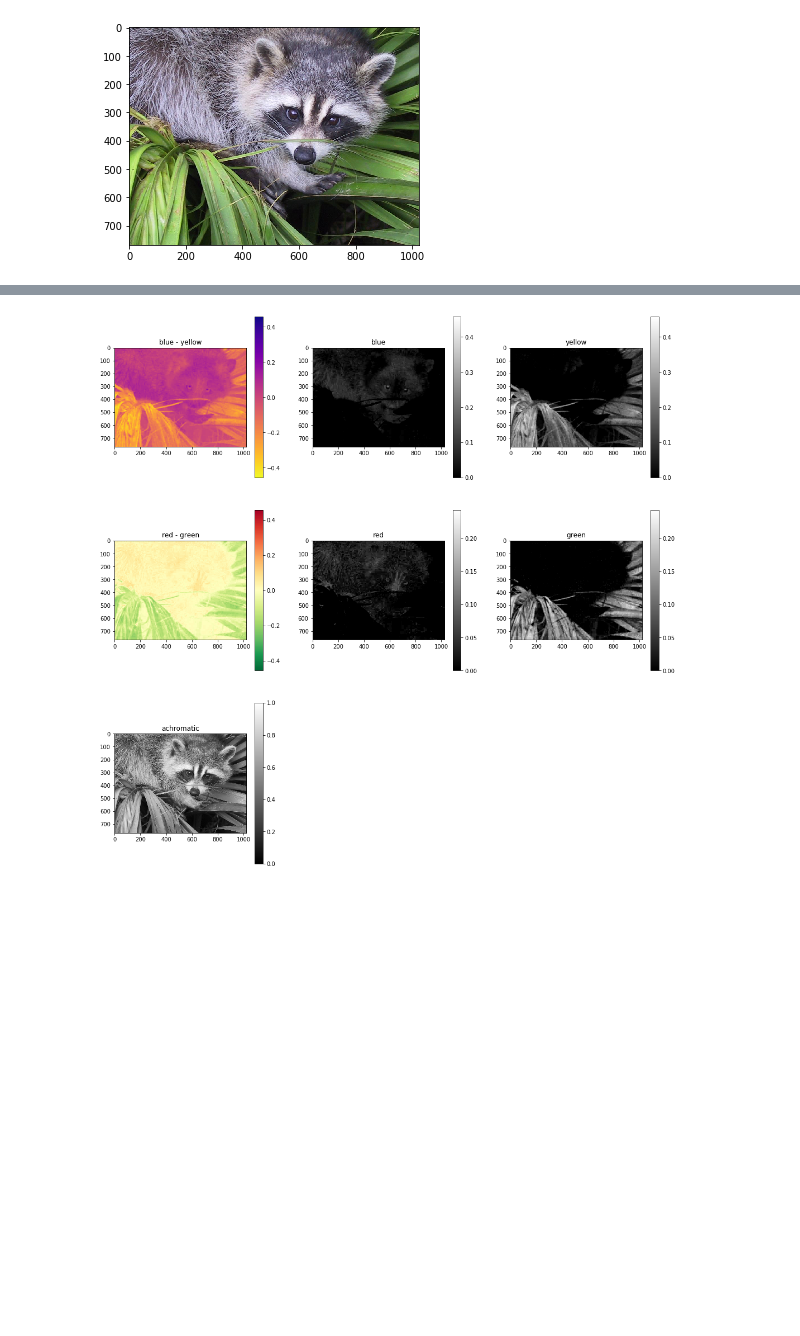
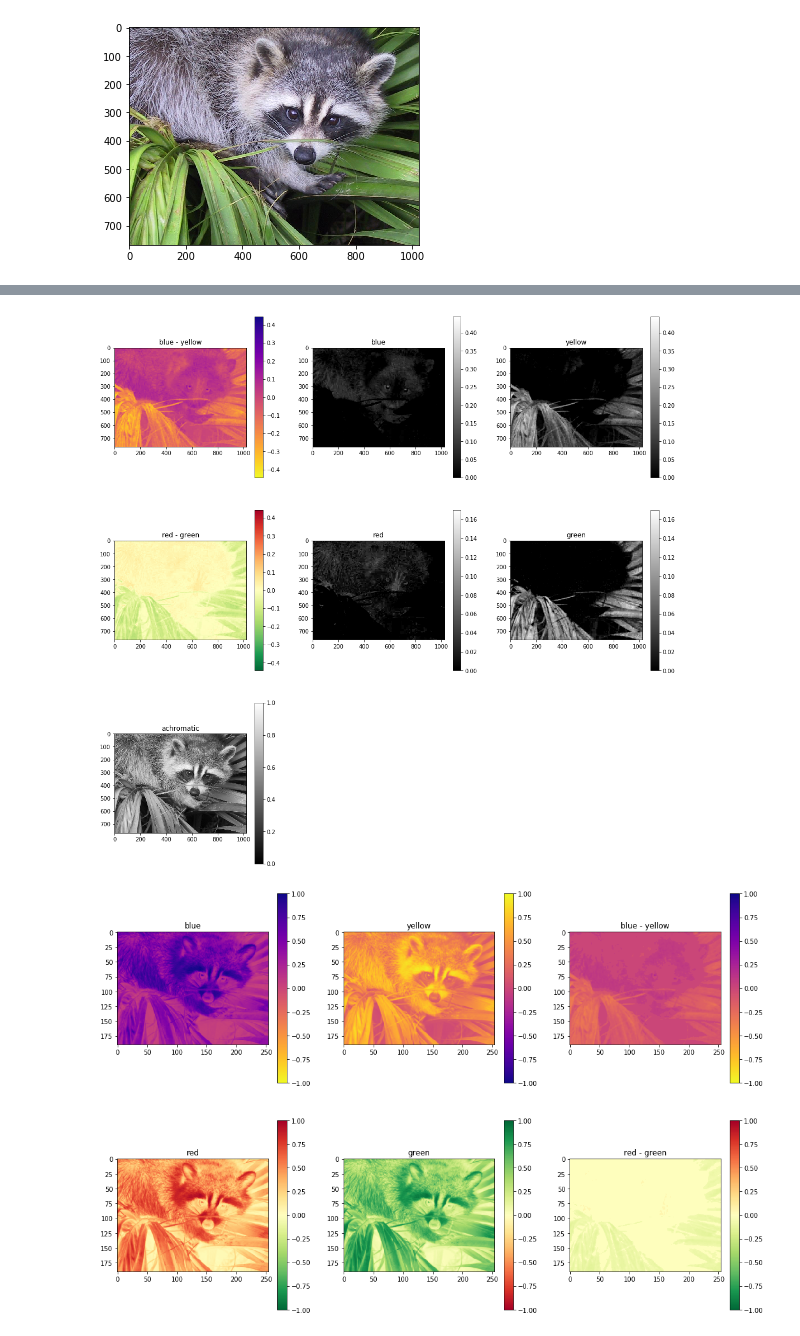
Before and after one commit to chanokin/convert_to_roc, a Jupyter notebook: color_encoding.ipynb, the cells around one changed output, grey strips where cells are left out. Saved outputs shown, nothing was run; the diff lists cells and outputs as text; code cells hidden in the pictures; blank space fills up the shorter version.

```diff
--- a/color_encoding.ipynb
+++ b/color_encoding.ipynb
@@ -67,7 +72,7 @@ plt.show()
 # %%
 fig = plt.figure(figsize=(fw*3, fw*3))
 by = blue - yellow
-rg = red - green
+rg = yellow - green
 
 by_max = np.abs(by).max()
 rg_max = np.abs(rg).max()
@@ -111,4 +116,55 @@ plt.colorbar(im)
 
 plt.show()
 # %% [output]
-[figure, old version]
+[figure, new version]
+# %%
+blue_g = cv2.GaussianBlur(blue, (21, 21), 2)
+red_g = cv2.GaussianBlur(red, (21, 21), 2)
+green_g = cv2.GaussianBlur(green, (21, 21), 2)
+yellow_g = cv2.GaussianBlur(yellow, (21, 21), 2)
+
+blue_gs = blue_g[10::4, 10::4]
+red_gs = red_g[10::4, 10::4]
+green_gs = green_g[10::4, 10::4]
+yellow_gs = yellow_g[10::4, 10::4]
+# %%
+bmy = blue_gs - yellow_gs
+rmg = yellow_gs - green_gs
+
+
+plt.figure(figsize=(3*fw, 2*fw))
+ax = plt.subplot(2, 3, 1)
+ax.set_title('blue')
+im = plt.imshow(blue_gs, cmap='plasma_r', vmin=-1, vmax=1)
+plt.colorbar(im)
+
+ax = plt.subplot(2, 3, 2)
+ax.set_title('yellow')
+im = plt.imshow(yellow_gs, cmap='plasma', vmin=-1, vmax=1)
+plt.colorbar(im)
+
+ax = plt.subplot(2, 3, 3)
+ax.set_title('blue - yellow')
+im = plt.imshow(bmy * (np.abs(bmy) > 0.05), cmap='plasma_r', vmin=-1, vmax=1)
+plt.colorbar(im)
+
+
+ax = plt.subplot(2, 3, 4)
+ax.set_title('red')
+im = plt.imshow(red_gs, cmap='RdYlGn_r', vmin=-1, vmax=1)
+plt.colorbar(im)
+
+ax = plt.subplot(2, 3, 5)
+ax.set_title('green')
+im = plt.imshow(green_gs, cmap='RdYlGn', vmin=-1, vmax=1)
+plt.colorbar(im)
+
+ax = plt.subplot(2, 3, 6)
+ax.set_title('red - green')
+im = plt.imshow(rmg * (np.abs(rmg) > 0.05), cmap='RdYlGn_r', vmin=-1, vmax=1)
+plt.colorbar(im)
+
+
+plt.show()
+# %% [output]
+[figure, added]
```
Also changed, not shown: parts of 3 cells of this notebook, 6 other files.
